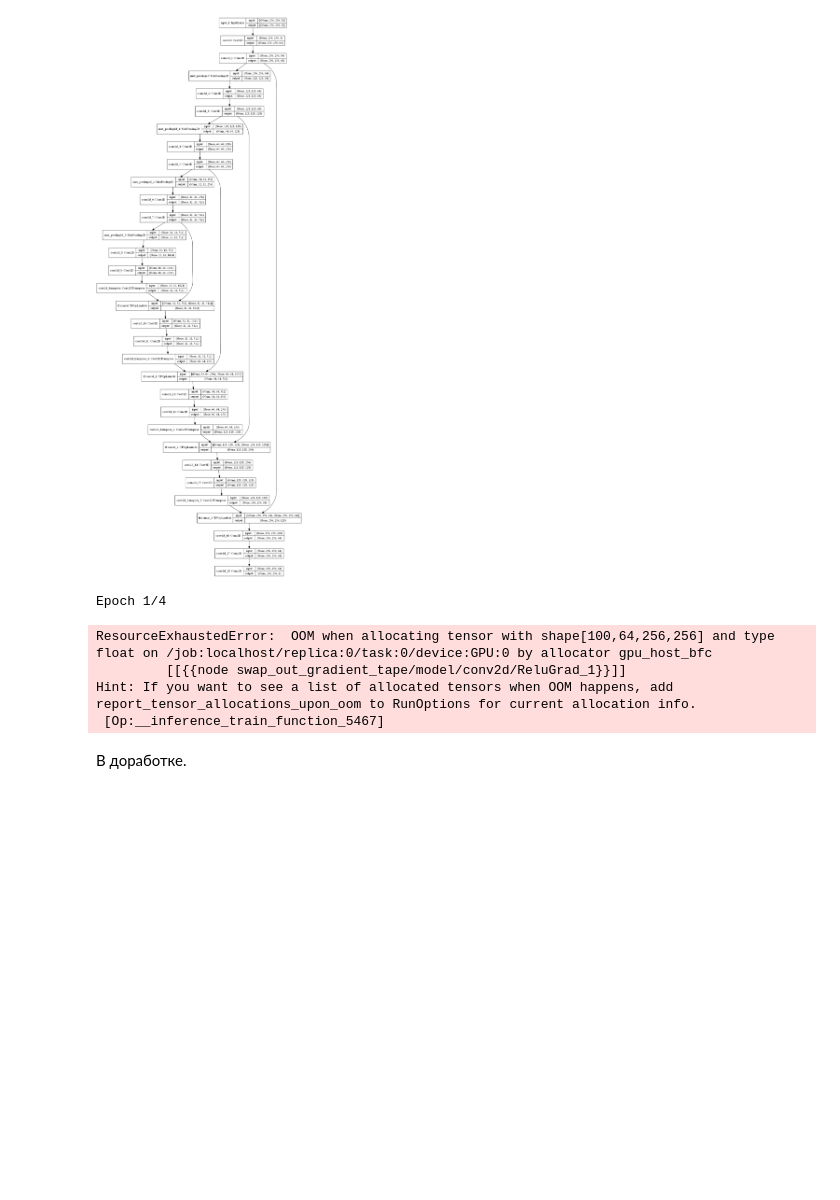
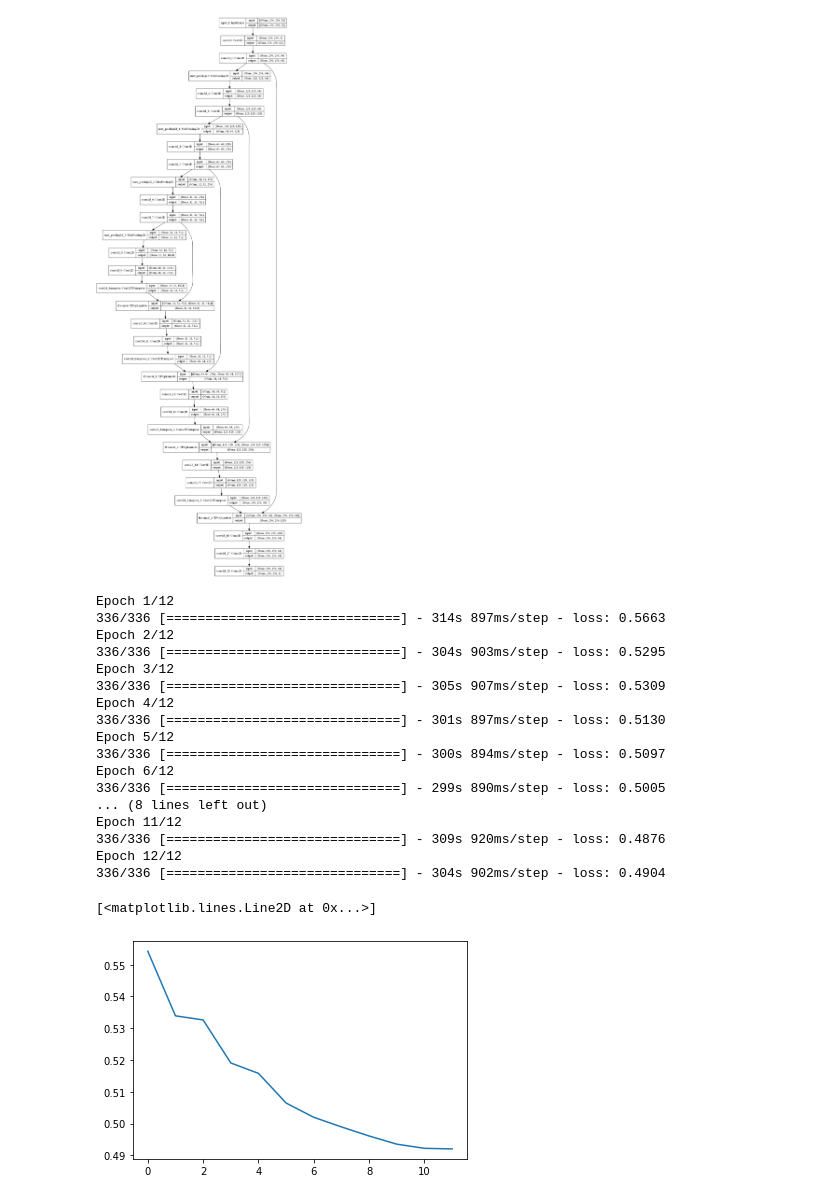
Before and after one commit to superbe/deep_learning_in_computer_vision, a Jupyter notebook: Lesson 4/COCO.ipynb, the cells around one changed output. Drawn from its saved outputs; the diff is of its cells as text; code cells hidden in the pictures; blank space fills up the shorter version.

```diff
--- a/Lesson 4/COCO.ipynb
+++ b/Lesson 4/COCO.ipynb
@@ -202,23 +195,34 @@ model = build_model()
 tf.keras.utils.plot_model(model, show_shapes=True)
 # %% [output]
 [figure]
+# %%
+NUM_EPOCHS = 12
+BATCH_SIZE = 8
+# %%
+train_ds = COCO_dataset_train.train_dataset(epochs=NUM_EPOCHS, inp_size=256, batch_size=BATCH_SIZE)
+val_ds = COCO_dataset_val.val_dataset(inp_size=256, batch_size=BATCH_SIZE)
 # %%
-NUM_EPOCHS = 4
-BATCH_SIZE = 32
-
 loss = tf.keras.losses.BinaryCrossentropy()
 model.compile(optimizer='adam', loss=loss)
-
-# coco_train_ds = train_ds.shuffle(5000).batch(BATCH_SIZE)
-
-hist = model.fit(train_ds, epochs=NUM_EPOCHS)
-
+hist = model.fit(val_ds, batch_size=BATCH_SIZE, epochs=NUM_EPOCHS)
 plt.plot(hist.history['loss'])
 # %% [output]
-Epoch 1/4
+Epoch 1/12
+336/336 [==============================] - 314s 897ms/step - loss: 0.5663
+Epoch 2/12
+336/336 [==============================] - 304s 903ms/step - loss: 0.5295
+Epoch 3/12
+336/336 [==============================] - 305s 907ms/step - loss: 0.5309
+Epoch 4/12
+336/336 [==============================] - 301s 897ms/step - loss: 0.5130
+Epoch 5/12
+336/336 [==============================] - 300s 894ms/step - loss: 0.5097
+Epoch 6/12
+336/336 [==============================] - 299s 890ms/step - loss: 0.5005
+... (8 lines left out)
+Epoch 11/12
+336/336 [==============================] - 309s 920ms/step - loss: 0.4876
+Epoch 12/12
+336/336 [==============================] - 304s 902ms/step - loss: 0.4904
-ResourceExhaustedError:  OOM when allocating tensor with shape[100,64,256,256] and type float on /job:localhost/replica:0/task:0/device:GPU:0 by allocator gpu_host_bfc
-         [[{{node swap_out_gradient_tape/model/conv2d/ReluGrad_1}}]]
-Hint: If you want to see a list of allocated tensors when OOM happens, add report_tensor_allocations_upon_oom to RunOptions for current allocation info.
- [Op:__inference_train_function_5467]
+[<matplotlib.lines.Line2D at 0x...>]
+[figure, added]
-# %% [markdown]
-В доработке.
```
Also changed, not shown: parts of 7 cells of this notebook.
